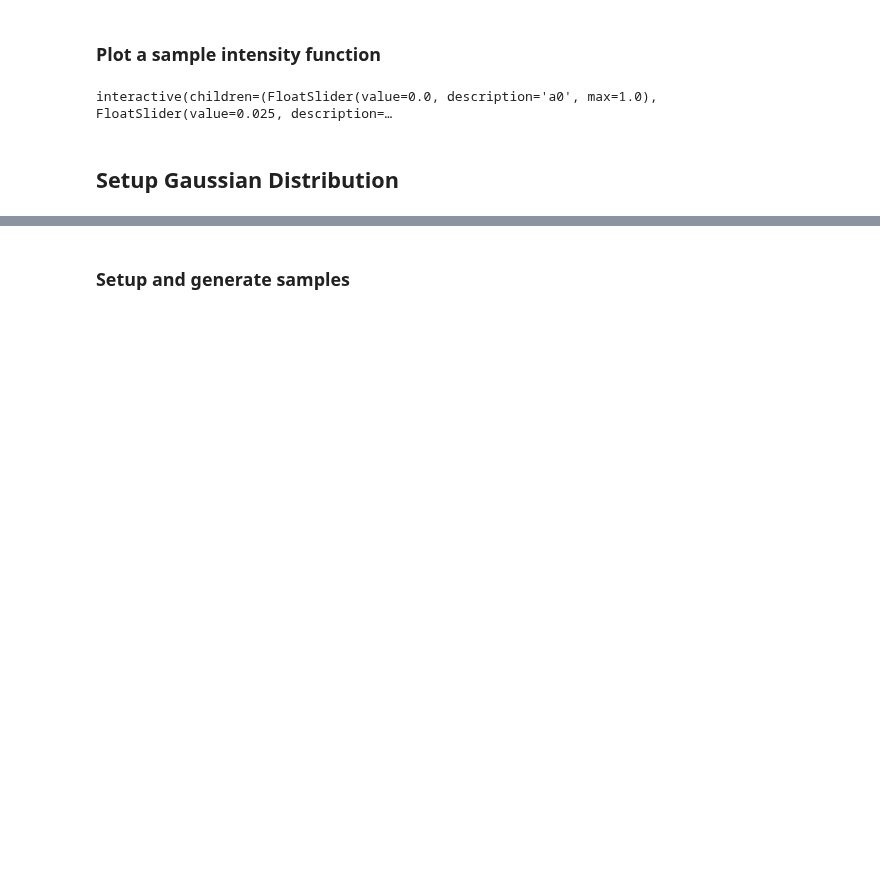
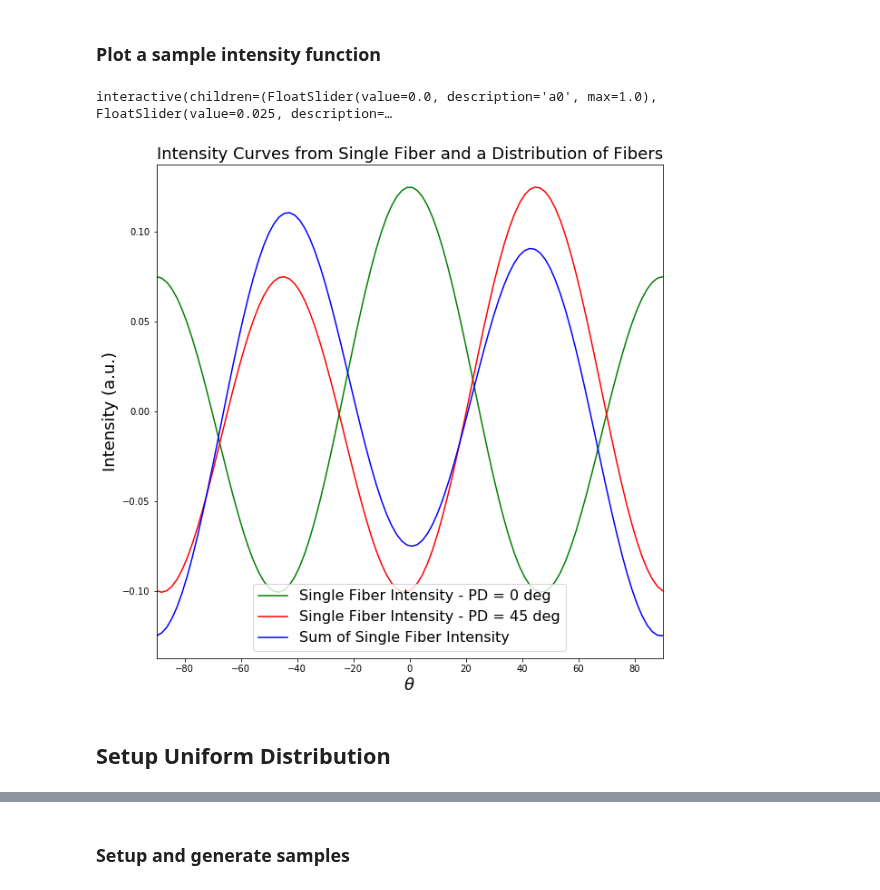
Before and after one commit to mfkiwl/splineDIC, a Jupyter notebook: notebooks/exploratory/stp_explore_ODF_extraction.ipynb, the cells around one changed output, grey strips where cells are left out. Drawn from its saved outputs; the diff is of its cells as text; code cells hidden in the pictures; blank space fills up the shorter version.

Commit message:
overhauling the distribution

```diff
--- a/notebooks/exploratory/stp_explore_ODF_extraction.ipynb
+++ b/notebooks/exploratory/stp_explore_ODF_extraction.ipynb
@@ -41,13 +41,14 @@ $I_{dist}(\theta) = \int_{-\pi/2}^{\pi/2} I_{fiber}(\theta) PDF_{dist}(\theta) d
 # %% [markdown]
 ### Definition of single fiber function
 # %%
-def Ifiber(a0, a2, a4, phi, numpts=100):
+def Ifiber(a0, a2, a4, phi, numpts=100, normalize=True):
 
     theta = np.linspace(-90, 90, numpts)
 
     vals = a0 + a2 * np.cos(np.deg2rad(2 * (theta - phi))) + a4 * np.cos(np.deg2rad(4 * (theta - phi)))
 
-    nvals = utilities.normalize_1d(vals)
+    if normalize:
+        vals = utilities.normalize_1d(vals)
 
-    return nvals, theta
+    return vals, theta
 # %%
@@ -81,5 +77,25 @@ p = interactive(Ifiber_interactive, a0=(0, 1, 0.1), a2=(0, 0.05, 0.005), a4=(0,
 display(p)
 # %% [output]
 interactive(children=(FloatSlider(value=0.0, description='a0', max=1.0), FloatSlider(value=0.025, description=…
+# %%
+Ifiber1, thetaval1 = Ifiber(0, 0.025, 0.10, 0, normalize=False)
+Ifiber2, thetaval2 = Ifiber(0, 0.025, 0.10, 45, normalize=False)
+Ifiber3, thetaval3 = Ifiber(0, 0.035, 0.10, -45, normalize=False)
+Isum = Ifiber1 + Ifiber2 + Ifiber3
+Isum_normed = utilities.normalize_1d(Isum)
+# %%
+fig = plt.figure(figsize=(10, 10))
+plt.plot(thetaval1, Ifiber1, color='g', label='Single Fiber Intensity - PD = 0 deg');
+plt.plot(thetaval2, Ifiber2, color='r', label='Single Fiber Intensity - PD = 45 deg');
+plt.plot(thetaval2, Isum, color='b', label='Sum of Single Fiber Intensity')
+#plt.plot(thetaval2, Isum_normed, color='k', label='Normalized Sum of Single Fiber Intensity')
+plt.legend(prop={'size': 16}, loc='best');
+plt.xlabel(r'$\theta$', fontsize=18);
+plt.ylabel('Intensity (a.u.)', fontsize=18);
+plt.title('Intensity Curves from Single Fiber and a Distribution of Fibers', fontsize=18);
+#plt.ylim(0, 1.25)
+plt.autoscale(enable=True, axis='x', tight=True)
+# %% [output]
+[figure, added]
 # %% [markdown]
-## Setup Gaussian Distribution
+## Setup Uniform Distribution
```
Also changed, not shown: parts of 13 cells of this notebook.
